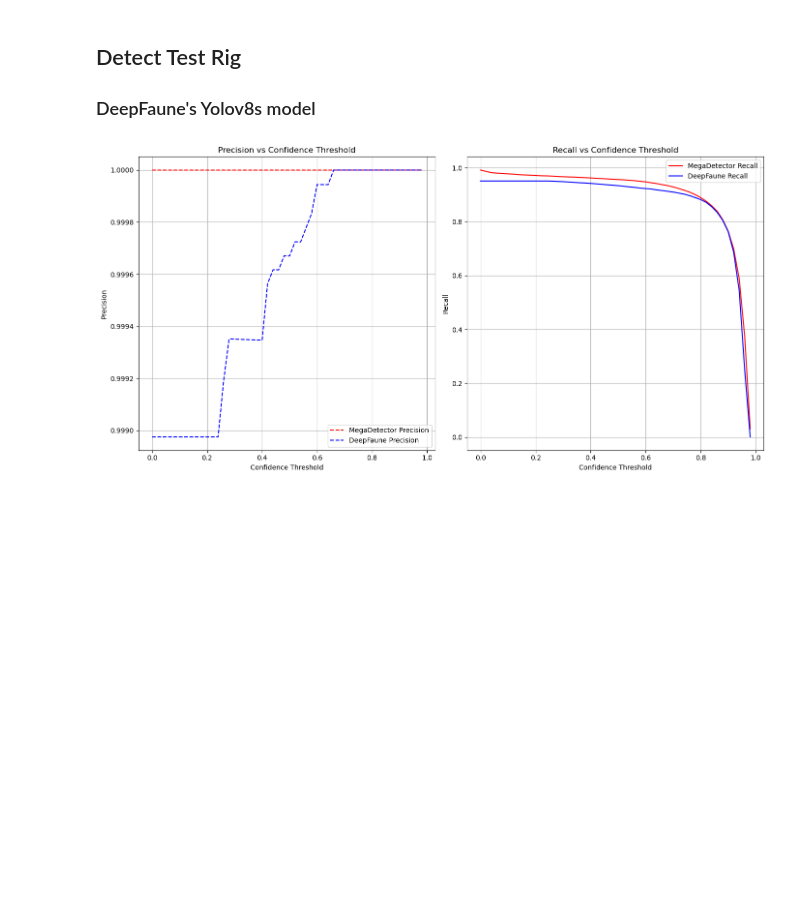
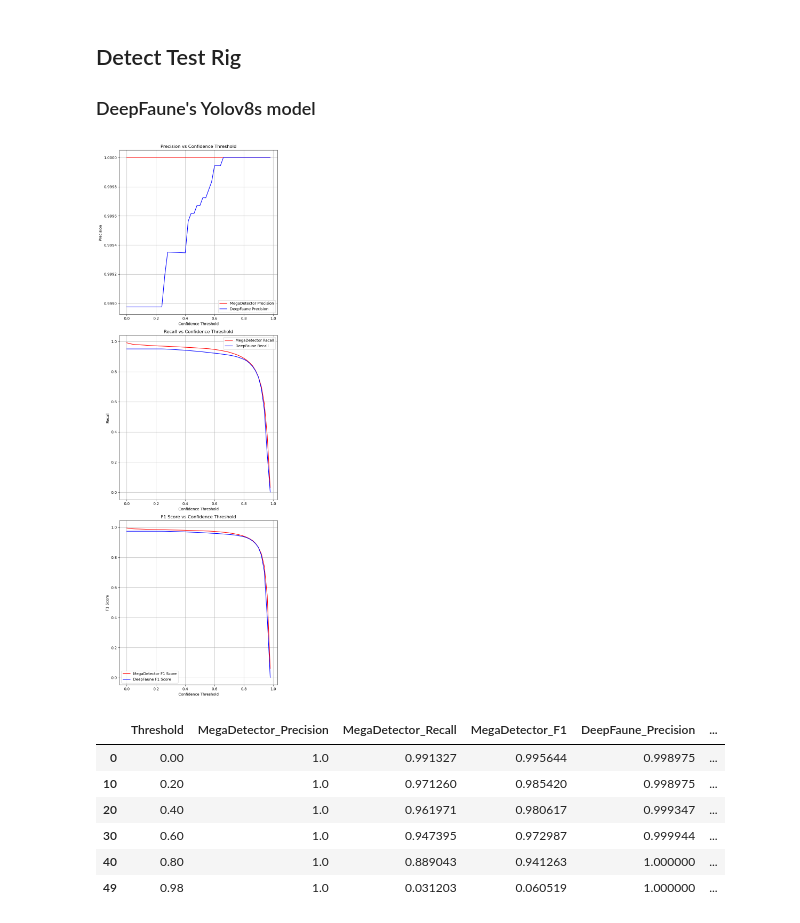
Before and after one commit to ratsakatika/camera-traps, a Jupyter notebook: notebooks/013_detector_test_rig.ipynb, the cells around one changed output. Drawn from its saved outputs; the diff is of its cells as text; code cells hidden in the pictures; blank space fills up the shorter version.

Commit message:
F1 Score Added

```diff
--- a/notebooks/013_detector_test_rig.ipynb
+++ b/notebooks/013_detector_test_rig.ipynb
@@ -124,11 +124,12 @@ def apply_threshold(row, detector_conf, detector_label, threshold):
     else:
         return row[detector_label]
 
-# Function to calculate precision and recall at different thresholds
-def calculate_precision_recall(df, detector_label, detector_conf, ground_truth_label):
+# Function to calculate precision, recall, and F1 score at different thresholds
+def calculate_metrics(df, detector_label, detector_conf, ground_truth_label):
     thresholds = np.arange(0, 1.00, 0.02)
     precision = []
     recall = []
+    f1_scores = []
 
     for threshold in thresholds:
         # Apply threshold logic
@@ -143,40 +144,76 @@ def calculate_precision_recall(df, detector_label, detector_conf, ground_truth_l
         precision_val = TP / (TP + FP) if (TP + FP) > 0 else 0
         recall_val = TP / (TP + FN) if (TP + FN) > 0 else 0
 
+        # Calculate F1 score
+        f1_val = 2 * (precision_val * recall_val) / (precision_val + recall_val) if (precision_val + recall_val) > 0 else 0
+
         precision.append(precision_val)
         recall.append(recall_val)
+        f1_scores.append(f1_val)
 
-    return thresholds, precision, recall
+    return thresholds, precision, recall, f1_scores
 
-# Calculate precision and recall for MegaDetector
-thresholds, mega_precision, mega_recall = calculate_precision_recall(df, 'MegaDetector', 'MegaDetector_Conf', 'Ground_Truth_Detect')
+# Calculate metrics for MegaDetector
+thresholds, mega_precision, mega_recall, mega_f1 = calculate_metrics(df, 'MegaDetector', 'MegaDetector_Conf', 'Ground_Truth_Detect')
 
-# Calculate precision and recall for DeepFaune
-_, df_precision, df_recall = calculate_precision_recall(df, 'DF_Detector', 'DF_Detector_Conf', 'Ground_Truth_Detect')
+# Calculate metrics for DeepFaune
+_, df_precision, df_recall, df_f1 = calculate_metrics(df, 'DF_Detector', 'DF_Detector_Conf', 'Ground_Truth_Detect')
 
 # Plot the results
-fig, (ax1, ax2) = plt.subplots(1, 2, figsize=(14, 7))
+fig, (ax1, ax2, ax3) = plt.subplots(3, 1, figsize=(7, 21))
 
 # Precision Plot
-ax1.plot(thresholds, mega_precision, 'r--', label='MegaDetector Precision')
-ax1.plot(thresholds, df_precision, 'b--', label='DeepFaune Precision')
+ax1.plot(thresholds, mega_precision, 'r-', label='MegaDetector Precision')
+ax1.plot(thresholds, df_precision, 'b-', label='DeepFaune Precision')
 ax1.set_xlabel('Confidence Threshold')
 ax1.set_ylabel('Precision')
 ax1.set_title('Precision vs Confidence Threshold')
 ax1.legend()
 ax1.grid(True)
 
 # Recall Plot
 ax2.plot(thresholds, mega_recall, 'r-', label='MegaDetector Recall')
 ax2.plot(thresholds, df_recall, 'b-', label='DeepFaune Recall')
 ax2.set_xlabel('Confidence Threshold')
 ax2.set_ylabel('Recall')
 ax2.set_title('Recall vs Confidence Threshold')
 ax2.legend()
 ax2.grid(True)
 
+# F1 Score Plot
+ax3.plot(thresholds, mega_f1, 'r-', label='MegaDetector F1 Score')
+ax3.plot(thresholds, df_f1, 'b-', label='DeepFaune F1 Score')
+ax3.set_xlabel('Confidence Threshold')
+ax3.set_ylabel('F1 Score')
+ax3.set_title('F1 Score vs Confidence Threshold')
+ax3.legend()
+ax3.grid(True)
+
 plt.tight_layout()
+plt.show()
 
-plt.show()
+# Create a DataFrame to display the results
+results_df = pd.DataFrame({
+    'Threshold': thresholds,
+    'MegaDetector_Precision': mega_precision,
+    'MegaDetector_Recall': mega_recall,
+    'MegaDetector_F1': mega_f1,
+    'DeepFaune_Precision': df_precision,
+    'DeepFaune_Recall': df_recall,
+    'DeepFaune_F1': df_f1
+})
+
+# Filter the DataFrame to include only the specified thresholds
+results_df = results_df[results_df['Threshold'].isin([0.0, 0.2, 0.4, 0.6, 0.8, 0.98])]
+
+# Print the results table
+results_df
 # %% [output]
-[figure, old version]
+[figure, new version]
+|  | Threshold | MegaDetector_Precision | MegaDetector_Recall | MegaDetector_F1 | DeepFaune_Precision | ... |
+| 0 | 0.00 | 1.0 | 0.991327 | 0.995644 | 0.998975 | ... |
+| 10 | 0.20 | 1.0 | 0.971260 | 0.985420 | 0.998975 | ... |
+| 20 | 0.40 | 1.0 | 0.961971 | 0.980617 | 0.999347 | ... |
+| 30 | 0.60 | 1.0 | 0.947395 | 0.972987 | 0.999944 | ... |
+| 40 | 0.80 | 1.0 | 0.889043 | 0.941263 | 1.000000 | ... |
+| 49 | 0.98 | 1.0 | 0.031203 | 0.060519 | 1.000000 | ... |
```
Also changed, not shown: parts of 1 cell of this notebook, 1 other file.
